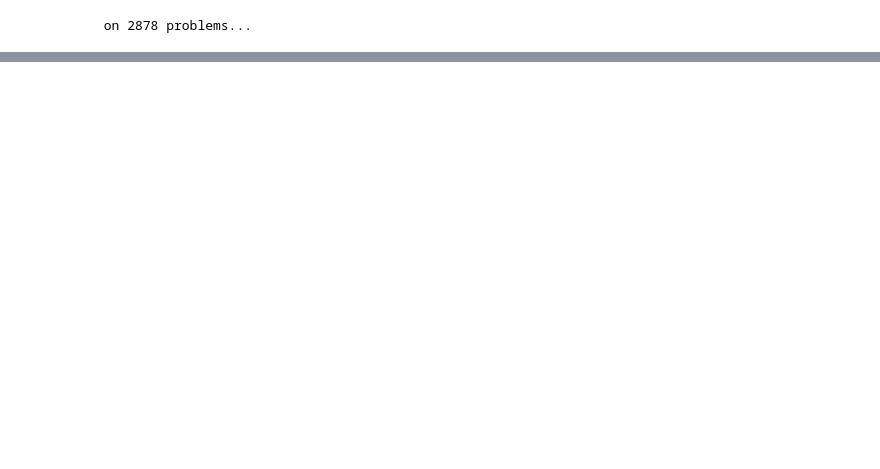
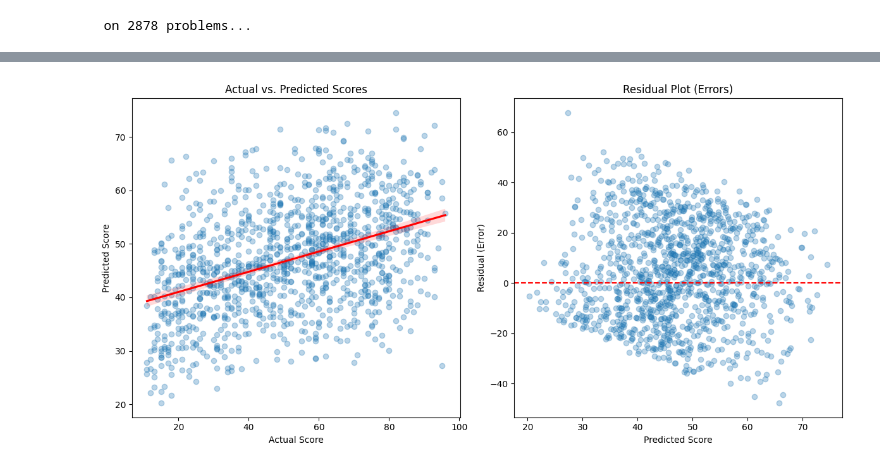
Before and after one commit to UMARFARUQE2007/AutoJudge, a Jupyter notebook: proj.ipynb, the cells around one changed output, grey strips where cells are left out. Saved outputs shown, nothing was run; the diff lists cells and outputs as text; code cells hidden in the pictures; blank space fills up the shorter version.

```diff
--- a/proj.ipynb
+++ b/proj.ipynb
@@ -372,0 +403,18 @@ weighted avg       0.46      0.49      0.44      1234
+# %%
+from joblib import dump, load
+import os
+os.makedirs('models', exist_ok=True)
+model_to_save = clf
+dump(model_to_save, 'models/model_best.joblib', compress=3)
+dump(tfidf, 'models/tfidf.joblib', compress=3)
+dump(le, 'models/label_encoder.joblib', compress=3)
+import pickle
+with open('models/model_best.pkl', 'wb') as f:
+    pickle.dump(model_to_save, f)
+with open('models/tfidf.pkl', 'wb') as f:
+    pickle.dump(tfidf, f)
+with open('models/label_encoder.pkl', 'wb') as f:
+    pickle.dump(le, f)
+model = load('models/model_best.joblib')
+with open('models/model_best.pkl', 'rb') as f:
+    model = pickle.load(f)
@@ -372,0 +494,70 @@ weighted avg       0.46      0.49      0.44      1234
+# %%
+#gradient boosting
+import lightgbm as lgb
+import numpy as np
+import matplotlib.pyplot as plt
+import seaborn as sns
+from sklearn.metrics import mean_squared_error, r2_score, mean_absolute_error
+from sklearn.feature_selection import SelectKBest, f_regression
+selector = SelectKBest(score_func=f_regression, k=1000)
+Xtr, Xte = X_train_reg, X_test_reg
+ytr, yte = y_train_reg, y_test_reg
+Xtr_selected = selector.fit_transform(Xtr, ytr)
+Xte_selected = selector.transform(Xte)
+ytr_log = np.log1p(y_train_reg.astype(float))
+yte_log = np.log1p(y_test_reg.astype(float))
+dtrain = lgb.Dataset(Xtr_selected, label=ytr_log)
+dtest = lgb.Dataset(Xte_selected, label=yte_log, reference=dtrain)
+
+params = {
+    'objective': 'regression',
+    'metric': 'rmse',
+    'learning_rate': 0.015,
+    'num_leaves': 25,
+    'max_depth': 7,
+    'min_data_in_leaf': 50,
+    'feature_fraction': 0.7,
+    'lambda_l1': 3.0,
+    'lambda_l2': 2.0,
+    'seed': 7,
+    'verbosity': -1
+}
+bst = lgb.train(
+    params,
+    dtrain,
+    num_boost_round=10000,
+    valid_sets=[dtrain, dtest],
+    valid_names=['train', 'valid'],
+    callbacks=[
+        lgb.early_stopping(stopping_rounds=3000),
+        lgb.log_evaluation(period=200)
+    ]
+)
+y_pred_log = bst.predict(Xte_selected, num_iteration=bst.best_iteration)
+y_pred_final = np.expm1(y_pred_log)
+rmse = np.sqrt(mean_squared_error(y_test_reg, y_pred_final))
+mae = mean_absolute_error(y_test_reg, y_pred_final)
+r2 = r2_score(y_test_reg, y_pred_final)
+
+print(f"\n" + "="*30)
+print(f"PERFORMANCE METRICS")
+print(f"="*30)
+print(f"Final RMSE: {rmse:.4f}")
+print(f"Final MAE:  {mae:.4f}")
+print(f"Final R2:   {r2:.4f}")
+plt.figure(figsize=(12, 6))
+plt.subplot(1, 2, 1)
+sns.regplot(x=y_test_reg, y=y_pred_final, scatter_kws={'alpha':0.3}, line_kws={'color':'red'})
+plt.title('Actual vs. Predicted Scores')
+plt.xlabel('Actual Score')
+plt.ylabel('Predicted Score')
+plt.subplot(1, 2, 2)
+residuals = y_test_reg - y_pred_final
+plt.scatter(y_pred_final, residuals, alpha=0.3)
+plt.axhline(y=0, color='red', linestyle='--')
+plt.title('Residual Plot (Errors)')
+plt.xlabel('Predicted Score')
+plt.ylabel('Residual (Error)')
+plt.tight_layout()
+plt.show()
+# %% [output]
@@ -372,0 +581 @@ weighted avg       0.46      0.49      0.44      1234
+[figure, added]
```
Also changed, not shown: parts of 19 cells of this notebook, 24 other files.
